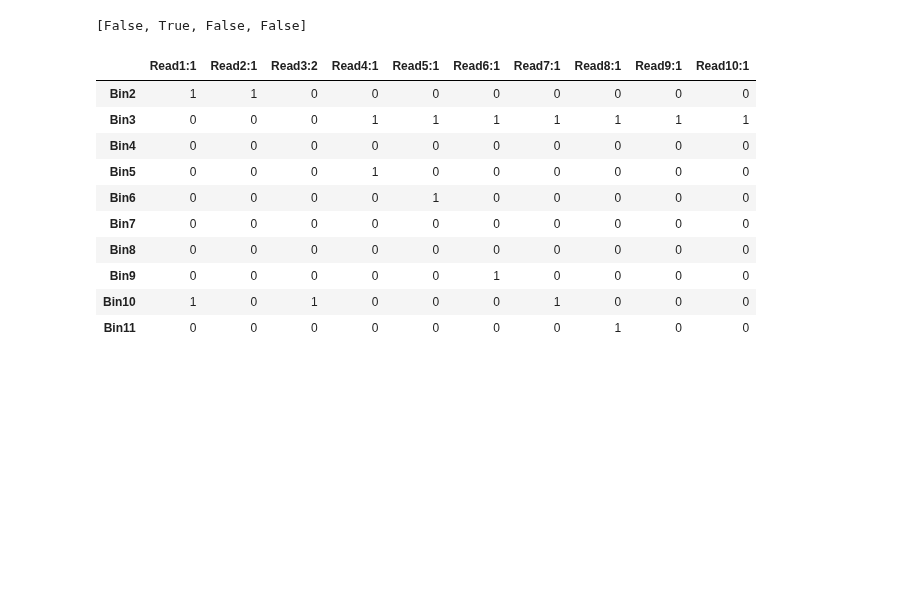
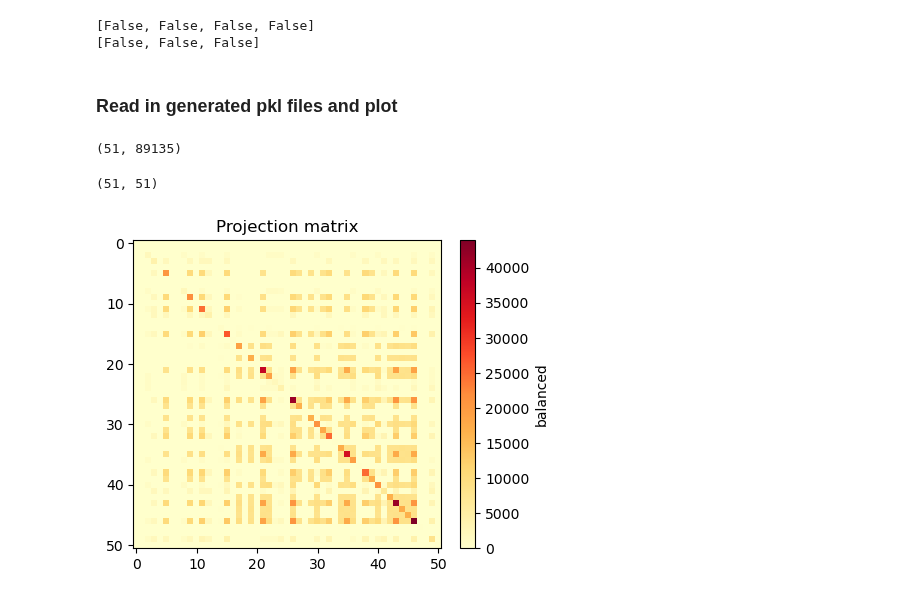
Before and after one commit to noush-joglekar/sporeC_prelim, a Jupyter notebook: scripts/jupyterNB/chains_multiConstrained_v1.ipynb, the cells around one changed output. Drawn from its saved outputs; the diff is of its cells as text; code cells hidden in the pictures; blank space fills up the shorter version.

```diff
--- a/scripts/jupyterNB/chains_multiConstrained_v1.ipynb
+++ b/scripts/jupyterNB/chains_multiConstrained_v1.ipynb
@@ -89,18 +172,34 @@ A = ["_".join(["Bin"+str(j) for j in i]) for i in int1]
 # %%
-[x in inc_dict for x in A]
+print([x in inc_dict for x in A])
+print([x in inc_dict for x in B])
 # %% [output]
-[False, True, False, False]
+[False, False, False, False]
+[False, False, False]
-# %%
-iDF.iloc[0:10,0:10]
-# %% [output]
-|  | Read1:1 | Read2:1 | Read3:2 | Read4:1 | Read5:1 | Read6:1 | Read7:1 | Read8:1 | Read9:1 | Read10:1 |
-| Bin2 | 1 | 1 | 0 | 0 | 0 | 0 | 0 | 0 | 0 | 0 |
-| Bin3 | 0 | 0 | 0 | 1 | 1 | 1 | 1 | 1 | 1 | 1 |
-| Bin4 | 0 | 0 | 0 | 0 | 0 | 0 | 0 | 0 | 0 | 0 |
-| Bin5 | 0 | 0 | 0 | 1 | 0 | 0 | 0 | 0 | 0 | 0 |
-| Bin6 | 0 | 0 | 0 | 0 | 1 | 0 | 0 | 0 | 0 | 0 |
-| Bin7 | 0 | 0 | 0 | 0 | 0 | 0 | 0 | 0 | 0 | 0 |
-| Bin8 | 0 | 0 | 0 | 0 | 0 | 0 | 0 | 0 | 0 | 0 |
-| Bin9 | 0 | 0 | 0 | 0 | 0 | 1 | 0 | 0 | 0 | 0 |
-| Bin10 | 1 | 0 | 1 | 0 | 0 | 0 | 1 | 0 | 0 | 0 |
-| Bin11 | 0 | 0 | 0 | 0 | 0 | 0 | 0 | 1 | 0 | 0 |
+# %% [markdown]
+### Read in generated pkl files and plot
+# %%
+pklDir = 'cell1_output/'
+i = 1050
+filePath = f'{dataDir}/{pklDir}/incDF_1_110_300_{i}.pkl'
+f = pd.read_pickle(filePath)
+print(f.iloc[0:10,0:10])
+f.shape
+# %% [output]
+(51, 89135)
+# %%
+#p = makeHiC_fromInc(f)
+p.shape
+# %% [output]
+(51, 51)
+# %%
+import matplotlib.pyplot as plt
+import seaborn as sns
+from matplotlib.colors import LogNorm
+
+plt.figure(figsize=(6, 4))
+im = plt.imshow(p, cmap="YlOrRd") #norm = LogNorm(vmax=4*10**4, vmin = 0.01)
+plt.colorbar(im, fraction=0.046, pad=0.04, label='balanced');
+plt.title("Projection matrix")
+plt.show()
+# %% [output]
+[figure, added]
```
Also changed, not shown: parts of 13 cells of this notebook, 1 other file.
